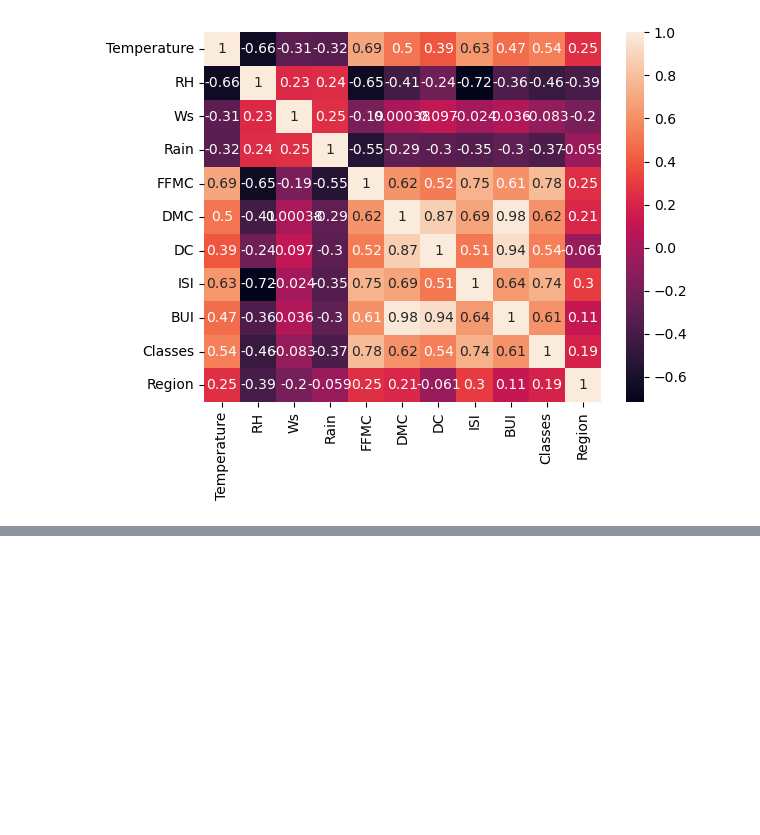
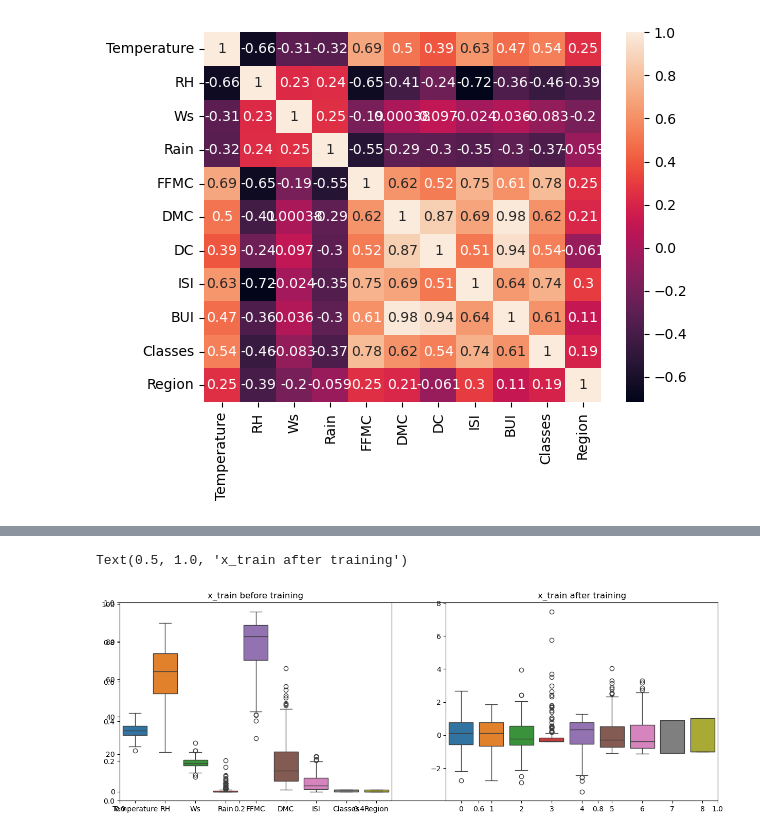
Before and after one commit to a-b-c-d-ritik/DataScience, a Jupyter notebook: 29.Project_Implementation/Model_training.ipynb, the cells around one changed output, grey strips where cells are left out. Cells and saved outputs as stored; diff of their text form; code cells hidden in the pictures; blank space fills up the shorter version.

```diff
--- a/29.Project_Implementation/Model_training.ipynb
+++ b/29.Project_Implementation/Model_training.ipynb
@@ -214,3 +214,14 @@ sb.heatmap(correlation,annot=True)
 [figure]
 # %%
 #find the black patches
+# %%
+def coorelation(dataset,threshold):
+    col_corr=set()
+    corr_matrix=dataset.corr()
+    for i in range(len(corr_matrix.columns)):
+        for j in range(i):
+            if abs(corr_matrix.iloc[i,j]) > threshold:
+                colname= corr_matrix.columns[i]
+                col_corr.add(colname)
+
+    return col_corr
@@ -216,0 +230,3 @@ sb.heatmap(correlation,annot=True)
+# %%
+cor_val=coorelation(x_train,0.85)
+cor_val
@@ -216,0 +235,6 @@ sb.heatmap(correlation,annot=True)
+# %%
+#dropping features when the coorelation is more than threshold
+x_train.drop(cor_val,axis=1,inplace=True)
+x_test.drop(cor_val,axis=1,inplace=True)
+
+x_train.shape,x_test.shape
@@ -216,0 +243,9 @@ sb.heatmap(correlation,annot=True)
+# %%
+# Feature Scaling and Standardization
+
+from sklearn.preprocessing import StandardScaler
+
+scaler=StandardScaler()
+
+x_train_scaled=scaler.fit_transform(x_train)
+x_test_scaled=scaler.transform(x_test)
@@ -216,0 +288,13 @@ sb.heatmap(correlation,annot=True)
+# %%
+#Boxplots to understand the effect of standardscalar
+plt.subplots(figsize=(15,5))
+plt.subplot(1,2,1)
+sb.boxplot(data=x_train)
+plt.title("x_train before training")
+
+plt.subplot(1,2,2)
+sb.boxplot(data=x_train_scaled)
+plt.title("x_train after training")
+# %% [output]
+Text(0.5, 1.0, 'x_train after training')
+[figure, added]
```
Also changed, not shown: parts of 9 cells of this notebook.
